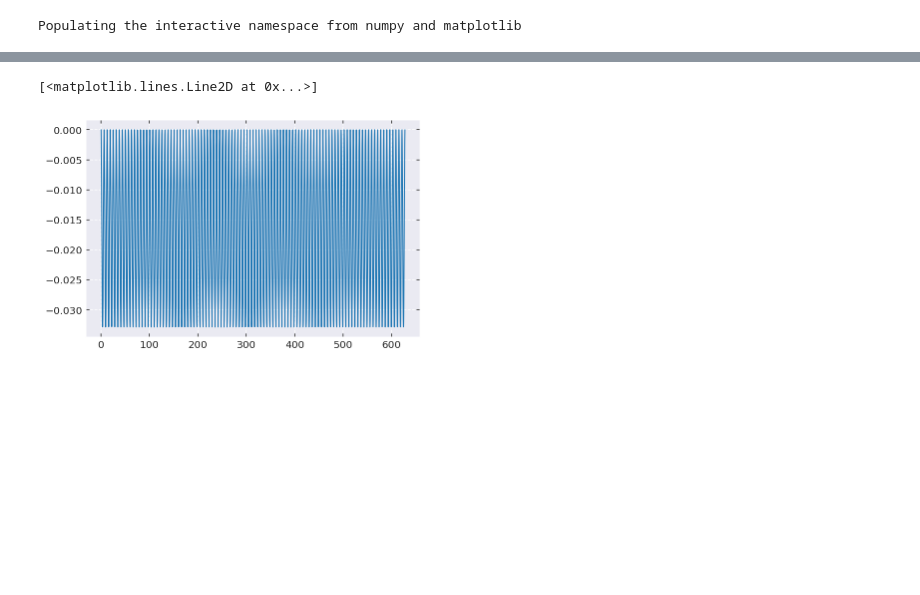
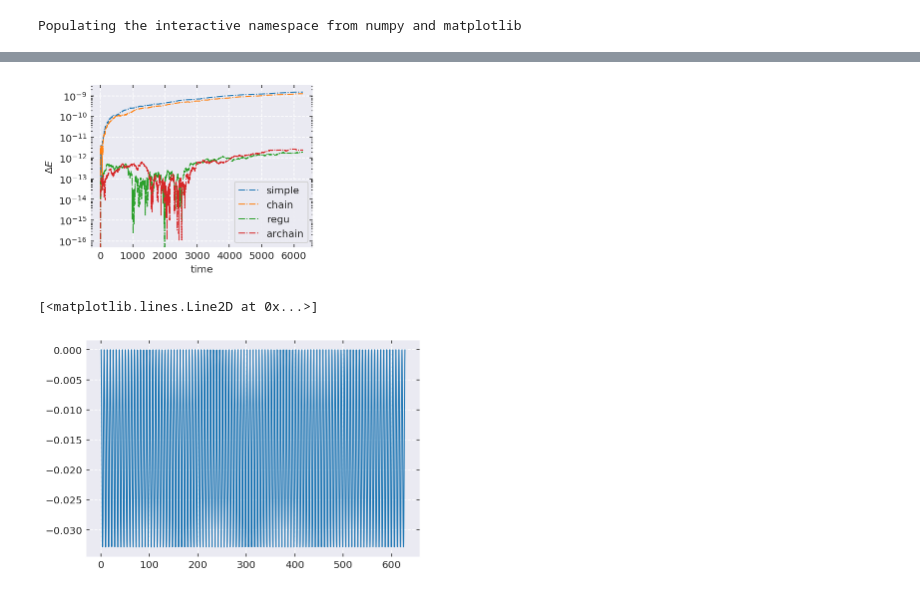
Before and after one commit to YihanWangAstro/SpaceHub, a Jupyter notebook: draw.ipynb, the cells around one changed output, grey strips where cells are left out. Drawn from its saved outputs; the diff is of its cells as text; code cells hidden in the pictures; blank space fills up the shorter version.

```diff
--- a/draw.ipynb
+++ b/draw.ipynb
@@ -52,3 +62,9 @@ plt.yscale('log')
+# %%
+fnames = ['ecc-BS-' + m + '.err' for m in method]
+data = [ pd.read_csv(name, names = ['time','$E_{tot}$']) for name in fnames]
+draw_errors(data, method)
+# %% [output]
+[figure, added]
 # %%
 do = (energy['omega'] - energy['omega'][0])/energy['omega'][0]
 plt.plot(energy['time'], do,'-', lw=1)
```
Also changed, not shown: parts of 4 cells of this notebook.
